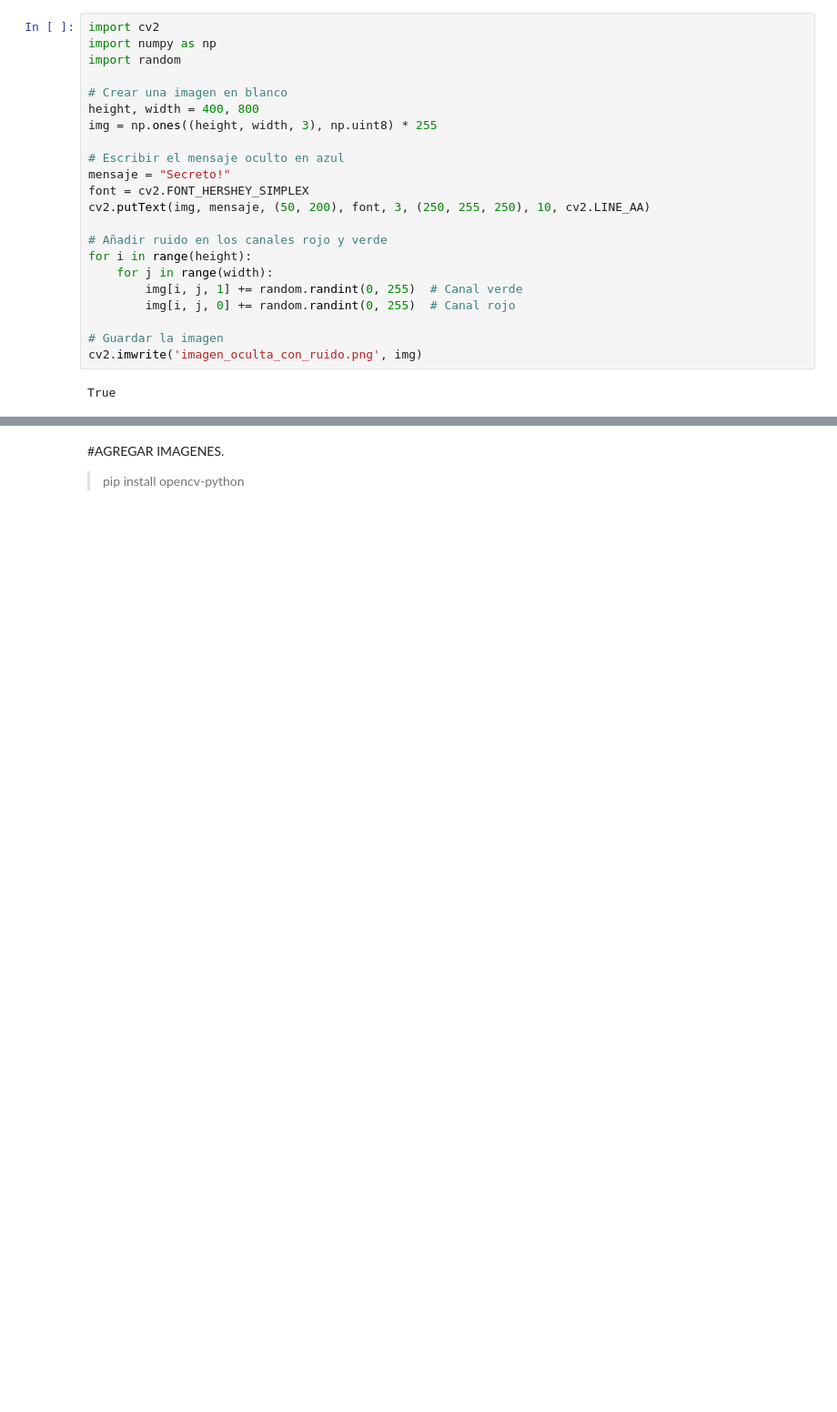
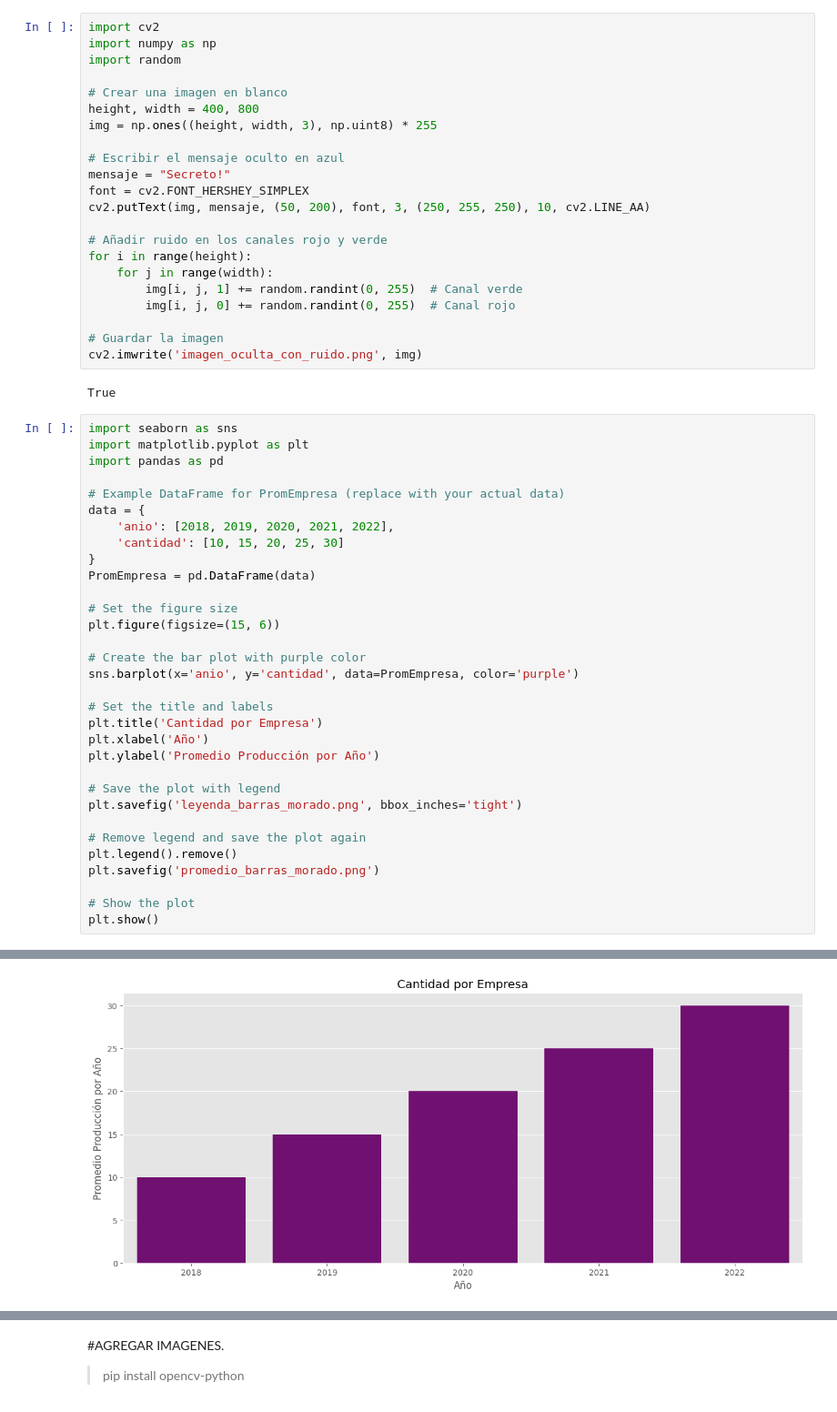
Before and after one commit to Vanessa0ne/Rails, a Jupyter notebook: Estructura_de_Control_phyton.ipynb, the cells around one changed output, grey strips where cells are left out. Shown at 91% size. Saved outputs shown, nothing was run; the diff lists cells and outputs as text; blank space fills up the shorter version.

```diff
--- a/Estructura_de_Control_phyton.ipynb
+++ b/Estructura_de_Control_phyton.ipynb
@@ -588,3 +636,36 @@ for i in range(height):
 cv2.imwrite('imagen_oculta_con_ruido.png', img)
 # %% [output]
 True
+# %%
+import seaborn as sns
+import matplotlib.pyplot as plt
+import pandas as pd
+
+# Example DataFrame for PromEmpresa (replace with your actual data)
+data = {
+    'anio': [2018, 2019, 2020, 2021, 2022],
+    'cantidad': [10, 15, 20, 25, 30]
+}
+PromEmpresa = pd.DataFrame(data)
+
+# Set the figure size
+plt.figure(figsize=(15, 6))
+
+# Create the bar plot with purple color
+sns.barplot(x='anio', y='cantidad', data=PromEmpresa, color='purple')
+
+# Set the title and labels
+plt.title('Cantidad por Empresa')
+plt.xlabel('Año')
+plt.ylabel('Promedio Producción por Año')
+
+# Save the plot with legend
+plt.savefig('leyenda_barras_morado.png', bbox_inches='tight')
+
+# Remove legend and save the plot again
+plt.legend().remove()
+plt.savefig('promedio_barras_morado.png')
+
+# Show the plot
+plt.show()
+# %% [output]
@@ -590,0 +673 @@ True
+[figure, added]
```
Also changed, not shown: parts of 14 cells of this notebook.
